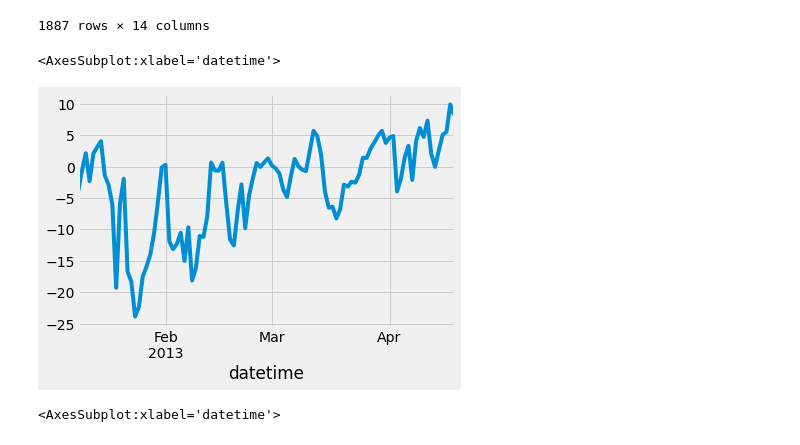
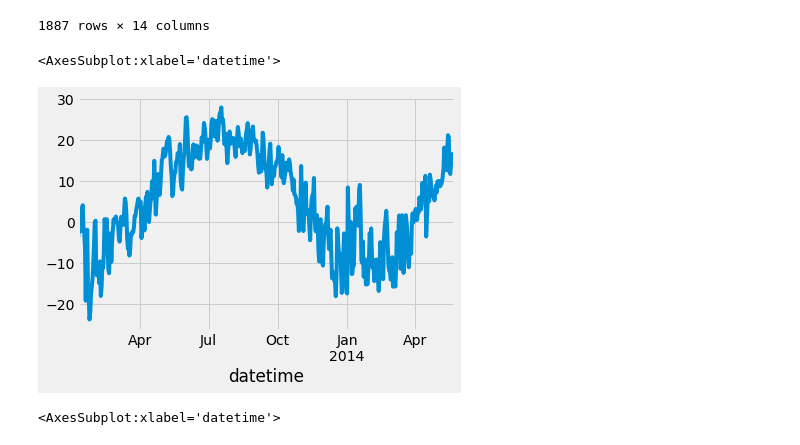
Before and after one commit to McGill-MMA-EnterpriseAnalytics/Cloud-Computations, a Jupyter notebook: INSY695_MLModels.ipynb, the cells around one changed output. Cells and saved outputs as stored; diff of their text form; code cells hidden in the pictures.

```diff
--- a/INSY695_MLModels.ipynb
+++ b/INSY695_MLModels.ipynb
@@ -67,10 +67,10 @@ weather_df
 | 2017-11-30 | 58.000000 | 1027.000000 | -1.350000 | 300.000000 | 4.000000 | 1.000000 | 0.000000 | 0.000000 | 0.000000 | ... |
 1887 rows × 14 columns
 # %%
-weather_df['Temperature'][100:200].plot()
+weather_df['Temperature'][100:600].plot()
 # %% [output]
 <AxesSubplot:xlabel='datetime'>
-[figure, old version]
+[figure, new version]
 # %%
 weather_df['Humidity'][100:200].plot()
 # %% [output]
```
Also changed, not shown: parts of 11 cells of this notebook, 1 other file.
